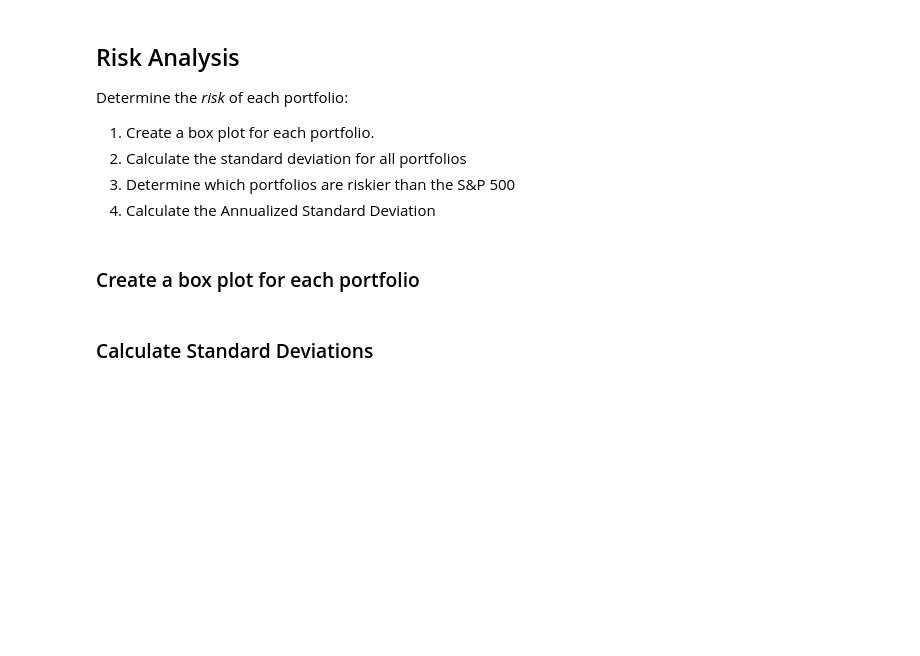
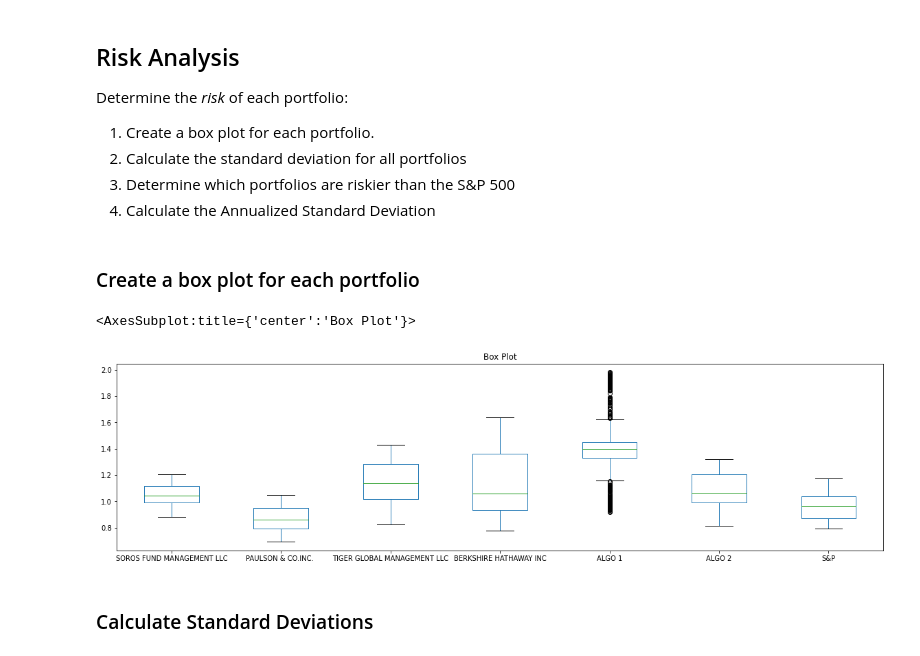
Before and after one commit to alveraboquet/fintech.homework, a Jupyter notebook: unit_4_whale_analysis/whale_analysis.ipynb, the cells around one changed output. Drawn from its saved outputs; the diff is of its cells as text; code cells hidden in the pictures; blank space fills up the shorter version.

```diff
--- a/unit_4_whale_analysis/whale_analysis.ipynb
+++ b/unit_4_whale_analysis/whale_analysis.ipynb
@@ -215,6 +223,10 @@ Determine the _risk_ of each portfolio:
 ### Create a box plot for each portfolio
 # %%
 # Box plot to visually show risk
+combined_cumulative_returns.plot.box(title='Box Plot', figsize=(20,5), fontsize=10)
+# %% [output]
+<AxesSubplot:title={'center':'Box Plot'}>
+[figure, added]
 # %% [markdown]
 ### Calculate Standard Deviations
 # %%
```
Also changed, not shown: parts of 23 cells of this notebook, 2 other files.
